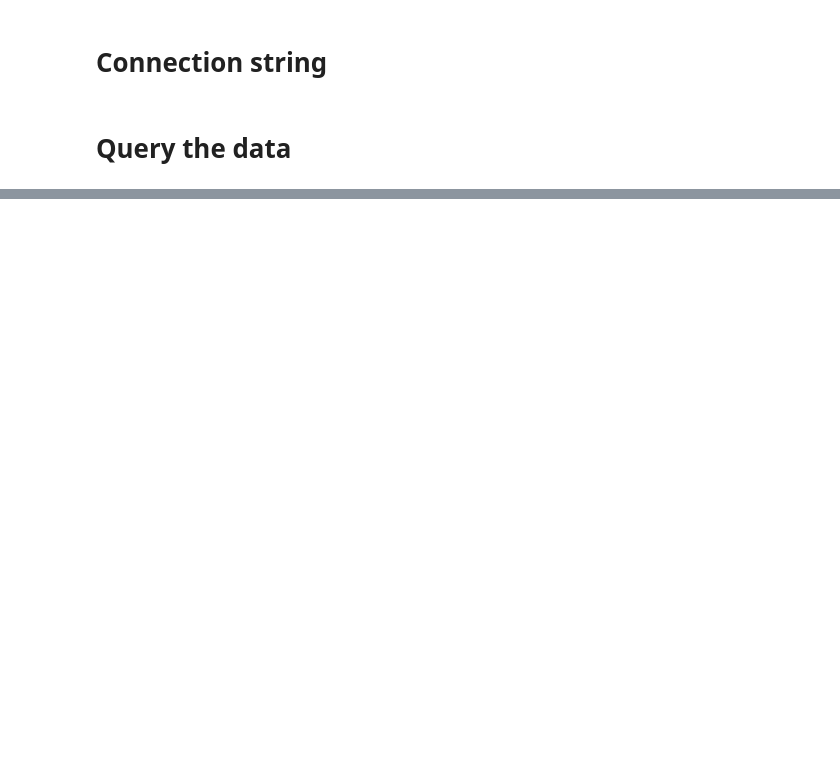
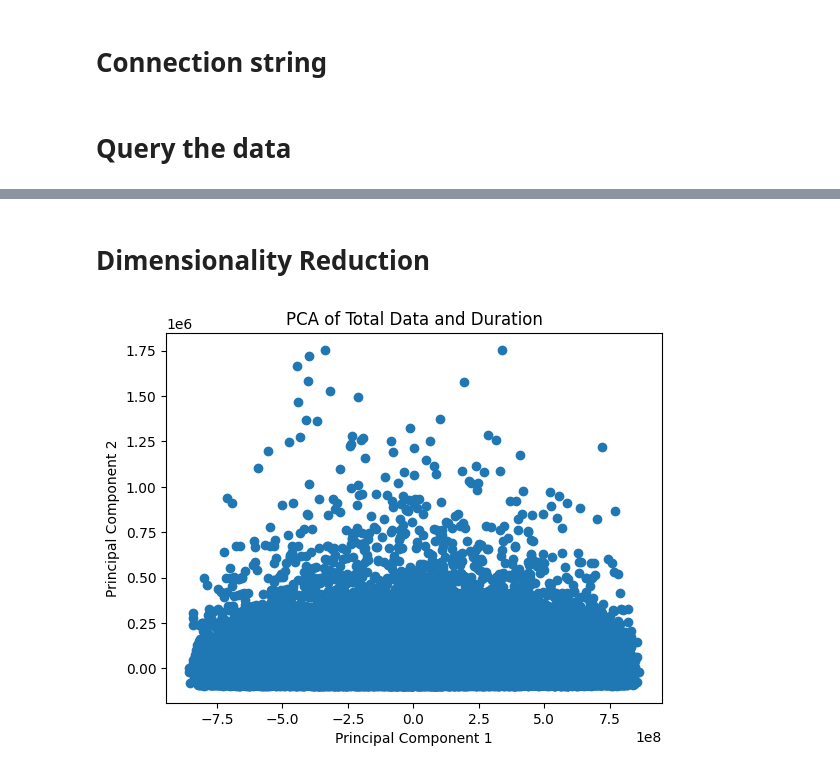
Before and after one commit to YomiyuShambel21/TellCo_Data_Analysis, a Jupyter notebook: notebooks/User Overview Analysis.ipynb, the cells around one changed output, grey strips where cells are left out. Cells and saved outputs as stored; diff of their text form; code cells hidden in the pictures; blank space fills up the shorter version.

```diff
--- a/notebooks/User Overview Analysis.ipynb
+++ b/notebooks/User Overview Analysis.ipynb
@@ -50,0 +415,13 @@ Error loading data: (psycopg2.OperationalError) could not translate host name "e
+# %% [markdown]
+# Dimensionality Reduction
+# %%
+# PCA
+pca = PCA(n_components=2)
+principal_components = pca.fit_transform(data[['total_data', 'Dur. (ms)']])
+plt.scatter(principal_components[:, 0], principal_components[:, 1])
+plt.title('PCA of Total Data and Duration')
+plt.xlabel('Principal Component 1')
+plt.ylabel('Principal Component 2')
+plt.show()
+# %% [output]
+[figure, added]
```
Also changed, not shown: parts of 39 cells of this notebook, 2 other files.
